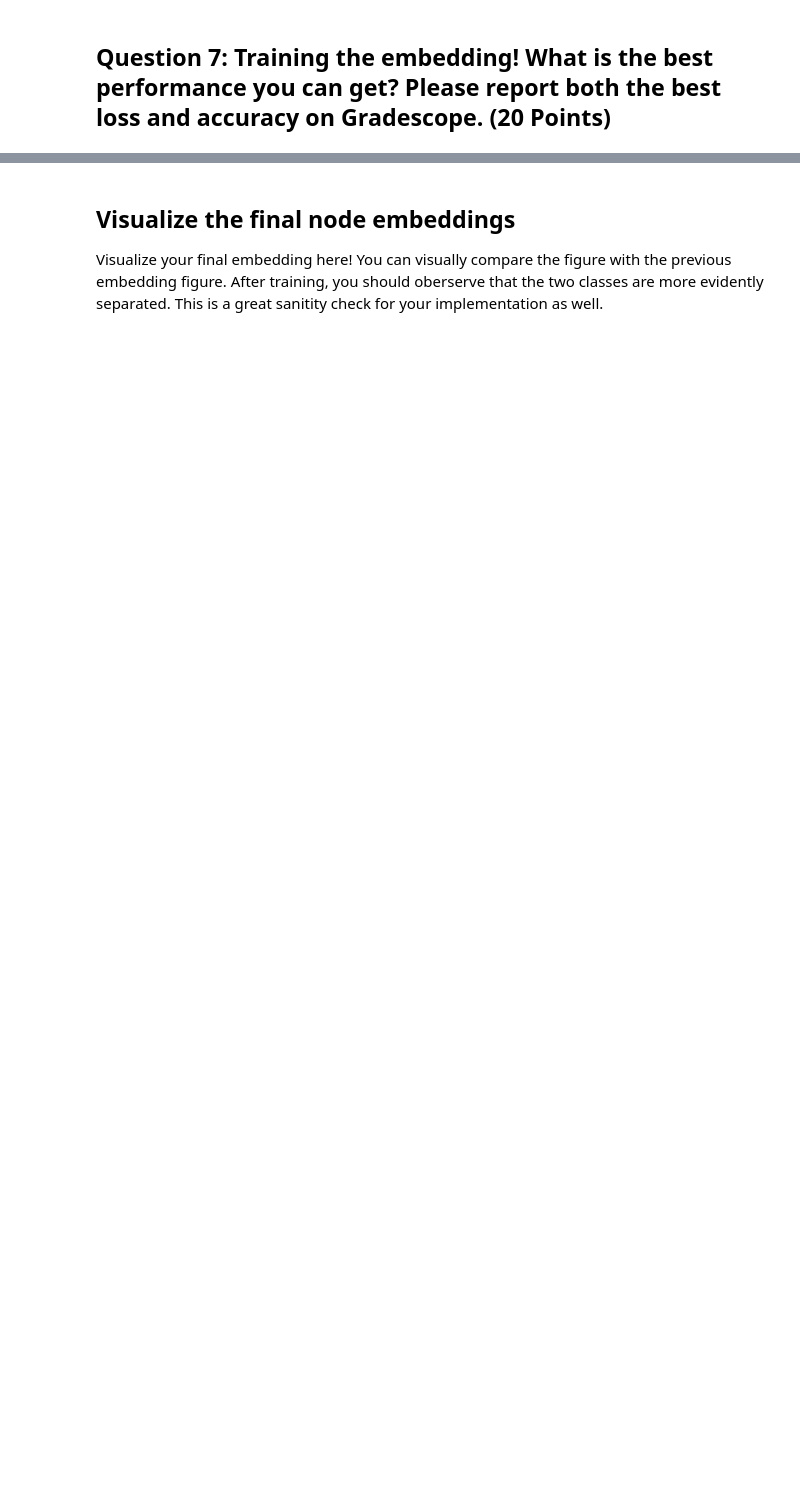
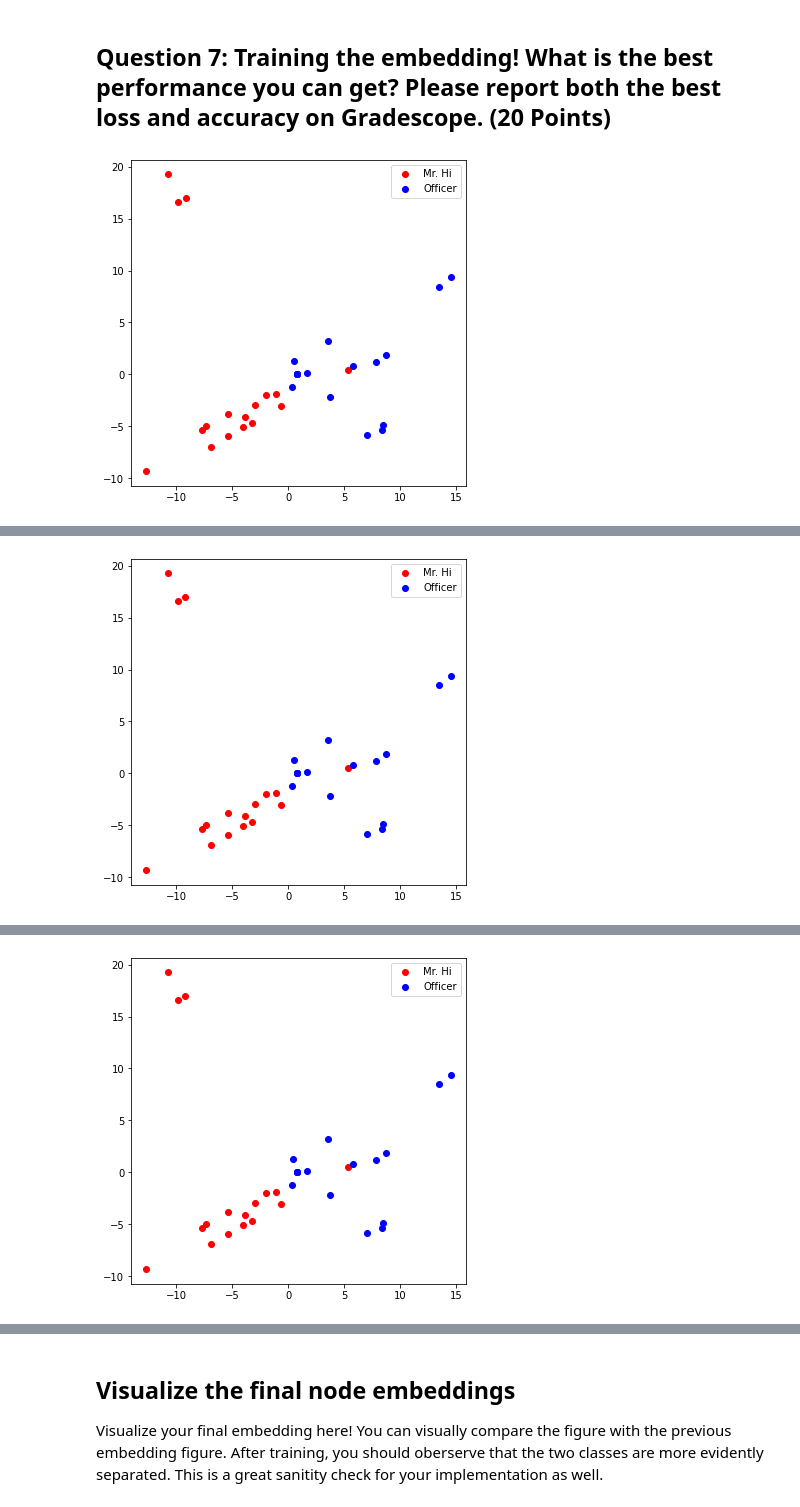
Before and after one commit to sasansharifipour/Representation-Learning-Class, a Jupyter notebook: CS224W_Colab_1.ipynb, the cells around one changed output, grey strips where cells are left out. Drawn from its saved outputs; the diff is of its cells as text; code cells hidden in the pictures; blank space fills up the shorter version.

```diff
--- a/CS224W_Colab_1.ipynb
+++ b/CS224W_Colab_1.ipynb
@@ -182,7 +219,7 @@ def graph_to_edge_list(G):
   edge_list = []
 
   ############# Your code here ############
-
+  edge_list = list(G.edges())
   #########################################
 
   return edge_list
@@ -195,7 +232,7 @@ def edge_list_to_tensor(edge_list):
   edge_index = torch.tensor([])
 
   ############# Your code here ############
-
+  edge_index = torch.tensor(edge_list, dtype = torch.long).permute((1,0))
   #########################################
 
   return edge_index
@@ -221,8 +261,18 @@ def sample_negative_edges(G, num_neg_samples):
 
   neg_edge_list = []
 
+  pos_set = set(G.edges())
+  visited_set = set()
   ############# Your code here ############
-
+  for n_i in G.nodes():
+    for n_j in G.nodes():
+      if n_i == n_j or (n_i,n_j) in pos_set or (n_j,n_i) in pos_set or (n_i,n_j) in visited_set or (n_j, n_i) is visited_set:
+        continue
+      neg_edge_list.append((n_i,n_j))
+      visited_set.add((n_i,n_j))
+      visited_set.add((n_j,n_i))
+      if len(neg_edge_list) == num_neg_samples:
+        break
   #########################################
 
   return neg_edge_list
@@ -306,7 +371,7 @@ def create_node_emb(num_node=34, embedding_dim=16):
   emb = None
 
   ############# Your code here ############
-
+  emb = torch.nn.Embedding(num_embeddings = num_node, embedding_dim = embedding_dim)
   #########################################
 
   return emb
@@ -365,7 +439,9 @@ def accuracy(pred, label):
   accu = 0.0
 
   ############# Your code here ############
-
+  pred_label = pred.ge(0.5)
+  accu = torch.sum(pred_label == label) / label.shape[0]
+  accu = accu.item()
   #########################################
 
   return accu
@@ -379,30 +455,44 @@ def train(emb, loss_fn, sigmoid, train_label, train_edge):
   # (4) Feed the sigmoid output into the loss_fn
   # (5) Print both loss and accuracy of each epoch
   # (as a sanity check, the loss should decrease during training)
 
   epochs = 500
   learning_rate = 0.1
 
   optimizer = SGD(emb.parameters(), lr=learning_rate, momentum=0.9)
 
   for i in range(epochs):
 
     ############# Your code here ############
+    optimizer.zero_grad()  # Clear gradients.
+    product = torch.sum(torch.mul(emb(train_edge[0]),emb(train_edge[1])), axis = 1)
+    pred = torch.sigmoid(product)
+    loss = loss_fn(pred, train_label)
+    loss.backward()  # Derive gradients.
+    optimizer.step()  # Update parameters based on gradients.
 
+
+    with torch.no_grad():
+      accu = accuracy(pred, train_label)
+      if i % 100 == 0:
+        visualize_emb(emb)
+      print("loss: {}, accuracy: {}".format(loss.item(), accu))
     #########################################
 
 loss_fn = nn.BCELoss()
 sigmoid = nn.Sigmoid()
 
 # Generate the positive and negative labels
 pos_label = torch.ones(pos_edge_index.shape[1], )
 neg_label = torch.zeros(neg_edge_index.shape[1], )
 
 # Concat positive and negative labels into one tensor
 train_label = torch.cat([pos_label, neg_label], dim=0)
 
 # Concat positive and negative edges into one tensor
 # Since the network is very small, we do not split the edges into val/test sets
 train_edge = torch.cat([pos_edge_index, neg_edge_index], dim=1)
 
 train(emb, loss_fn, sigmoid, train_label, train_edge)
+# %% [output]
+[figure, added]
@@ -408,0 +516 @@ train(emb, loss_fn, sigmoid, train_label, train_edge)
+[figure, added]
@@ -408,0 +534 @@ train(emb, loss_fn, sigmoid, train_label, train_edge)
+[figure, added]
```
Also changed, not shown: parts of 17 cells of this notebook.
